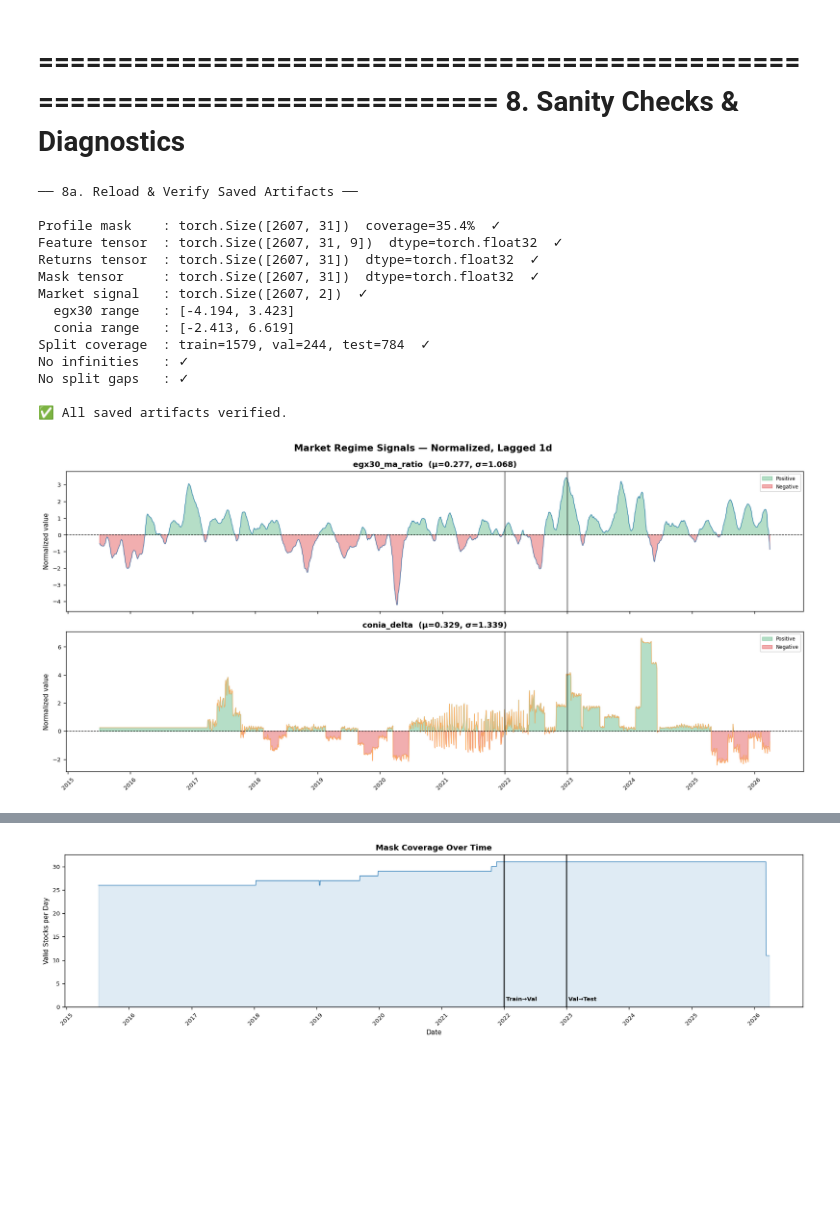
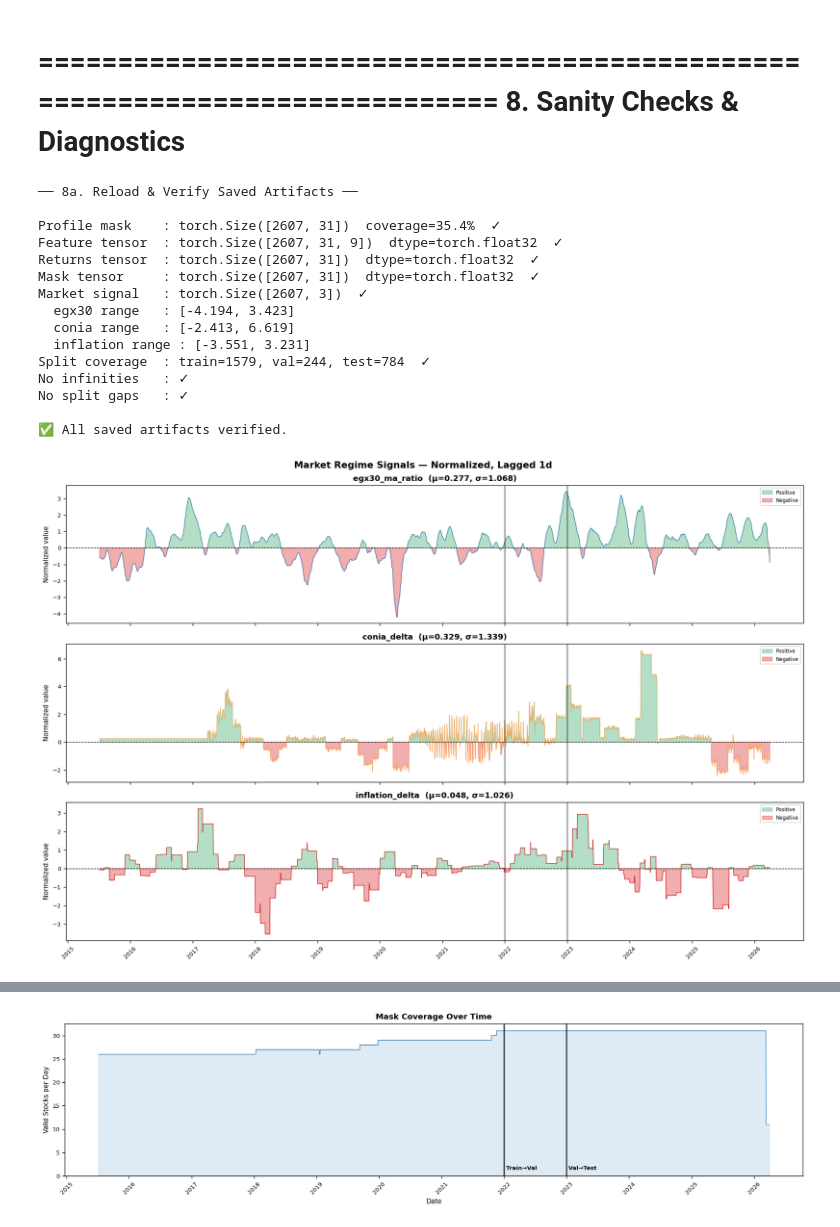
Before and after one commit to miraemad319/Portfolio_Personalization, a Jupyter notebook: src/notebooks/01.ipynb, the cells around one changed output, grey strips where cells are left out. Saved outputs shown, nothing was run; the diff lists cells and outputs as text; code cells hidden in the pictures; blank space fills up the shorter version.

Commit message:
Added inflation rate feature and ran v7 RL

```diff
--- a/src/notebooks/01.ipynb
+++ b/src/notebooks/01.ipynb
@@ -116,7 +116,8 @@ for d in [PANELS_DIR, TENSORS_DIR, FEATURES_DIR, METADATA_DIR, PLOTS_DIR]:
 # Path to LightGBM predicted returns CSV.
 LGBM_PRED_PATH = Path("../../outputs/lgbm_forecasting/lgbm_predictions.csv")
 DAILY_CLASSIFICATIONS_PATH = Path("../../outputs/volatility_clustering/daily_risk_classifications.csv")
-MARKET_DATA_PATH = Path("../../data/conia_o_n_rate.xlsx")
+MARKET_DATA_PATH = Path("../../data/macro/conia_o_n_rate.xlsx")
+INFLATION_DATA_PATH = Path("../../data/macro/inflation_rate.xlsx")
 # %%
 # ── Feature parameters ────────────────────────────────────────────────────────
 VOLUME_AVG_WINDOW = 20
@@ -1201,7 +1239,8 @@ meta.update({
     "feature_names":       FEATURE_NAMES,
     "first_usable_date":   str(first_usable_date.date()),
     "market_signal": f"[egx30_ma_ratio MA{MA_SHORT}/MA{MA_LONG}-1, "
-             f"conia_delta {CONIA_DELTA_WINDOW}d]",
+         f"conia_delta {CONIA_DELTA_WINDOW}d, "
+         f"inflation_delta {CONIA_DELTA_WINDOW}d]",
     "market_signal_stats": market_signal_stats,
     "macro_signal_stats":  macro_signal_stats,
 })
@@ -1247,8 +1286,8 @@ assert ret_check.shape   == returns_tensor_pt.shape
 assert mask_check.shape  == mask_tensor_pt.shape
 assert signal_check.shape[0] == feat_check.shape[0], \
     "Market signal length must match feature tensor T dimension"
-assert signal_check.shape[1] == 2, \
-    f"Expected market_signal shape [T, 2], got {signal_check.shape}"
+assert signal_check.shape[1] == 3, \
+    f"Expected market_signal shape [T, 3], got {signal_check.shape}"
 assert torch.equal(feat_check,   feature_tensor_pt)
 assert torch.equal(ret_check,    returns_tensor_pt)
 assert torch.equal(mask_check,   mask_tensor_pt)
@@ -1276,6 +1315,7 @@ print(f"Mask tensor     : {mask_check.shape}  dtype={mask_check.dtype}  ✓")
 print(f"Market signal   : {signal_check.shape}  ✓")
 print(f"  egx30 range   : [{signal_check[:,0].min():.3f}, {signal_check[:,0].max():.3f}]")
 print(f"  conia range   : [{signal_check[:,1].min():.3f}, {signal_check[:,1].max():.3f}]")
+print(f"  inflation range : [{signal_check[:,2].min():.3f}, {signal_check[:,2].max():.3f}]")
 print(f"Split coverage  : train={len(splits_check['train'])}, "
       f"val={len(splits_check['val'])}, test={len(splits_check['test'])}  ✓")
 print(f"No infinities   : ✓")
@@ -1288,9 +1328,10 @@ Profile mask    : torch.Size([2607, 31])  coverage=35.4%  ✓
 Feature tensor  : torch.Size([2607, 31, 9])  dtype=torch.float32  ✓
 Returns tensor  : torch.Size([2607, 31])  dtype=torch.float32  ✓
 Mask tensor     : torch.Size([2607, 31])  dtype=torch.float32  ✓
-Market signal   : torch.Size([2607, 2])  ✓
+Market signal   : torch.Size([2607, 3])  ✓
   egx30 range   : [-4.194, 3.423]
   conia range   : [-2.413, 6.619]
+  inflation range : [-3.551, 3.231]
 Split coverage  : train=1579, val=244, test=784  ✓
 No infinities   : ✓
 No split gaps   : ✓
@@ -1299,38 +1340,38 @@ No split gaps   : ✓
 # %%
 # ── 8b. Market signal over time with regime annotation ────────────────────────
 dates_pd    = pd.to_datetime(dindex_check, format="%Y-%m-%d")
-signal_vals = signal_check.numpy()   # shape [T, 2]
+signal_vals = signal_check.numpy()   # shape [T, 3]
 
 assert pd.to_datetime(dindex_check[0]).year >= 2015, \
     f"Date index starts at unexpected year: {dindex_check[0]}"
 
-signal_names  = ["egx30_ma_ratio", "conia_delta"]
-signal_colors = [PALETTE["primary"], PALETTE["tertiary"]]
-fig, axes = plt.subplots(2, 1, figsize=(15, 7), sharex=True)
+signal_names  = ["egx30_ma_ratio", "conia_delta", "inflation_delta"]
+signal_colors = [PALETTE["primary"], PALETTE["tertiary"], PALETTE["secondary"]]
+fig, axes = plt.subplots(3, 1, figsize=(15, 10), sharex=True)
 for i, (name, color) in enumerate(zip(signal_names, signal_colors)):
     ax  = axes[i]
     sv  = signal_vals[:, i]
     ax.plot(dates_pd, sv, color=color, linewidth=0.7)
     ax.fill_between(dates_pd, sv, where=sv > 0,
                     color=PALETTE["test"],  alpha=0.35, label="Positive")
     ax.fill_between(dates_pd, sv, where=sv < 0,
                     color=PALETTE["alert"], alpha=0.35, label="Negative")
     ax.axhline(0, color="black", linewidth=0.8, linestyle="--")
     ax.set_ylabel("Normalized value")
     ax.set_title(f"{name}  (μ={sv.mean():.3f}, σ={sv.std():.3f})")
     ax.legend(fontsize=7)
     for b, lbl in [(TRAIN_END_TS, "Train→Val"), (VAL_END_TS, "Val→Test")]:
         ax.axvline(b, color="black", linewidth=1.5, linestyle="-", alpha=0.5)
 
 axes[-1].xaxis.set_major_locator(mdates.YearLocator())
 axes[-1].xaxis.set_major_formatter(mdates.DateFormatter("%Y"))
 plt.xticks(rotation=45)
 plt.suptitle("Market Regime Signals — Normalized, Lagged 1d", fontsize=13, fontweight="bold")
 plt.tight_layout()
 plt.savefig(PLOTS_DIR / "market_signals_normalized.png", dpi=120, bbox_inches="tight")
 plt.show()
 # %% [output]
-[figure, old version]
+[figure, new version]
 # %%
 # ── 8c. Feature distributions ────────────────────────────────────────────────
 train_feat = feat_check[splits_check["train"][0]:splits_check["train"][-1]+1]
```
Also changed, not shown: parts of 10 cells of this notebook, 4 other files.
